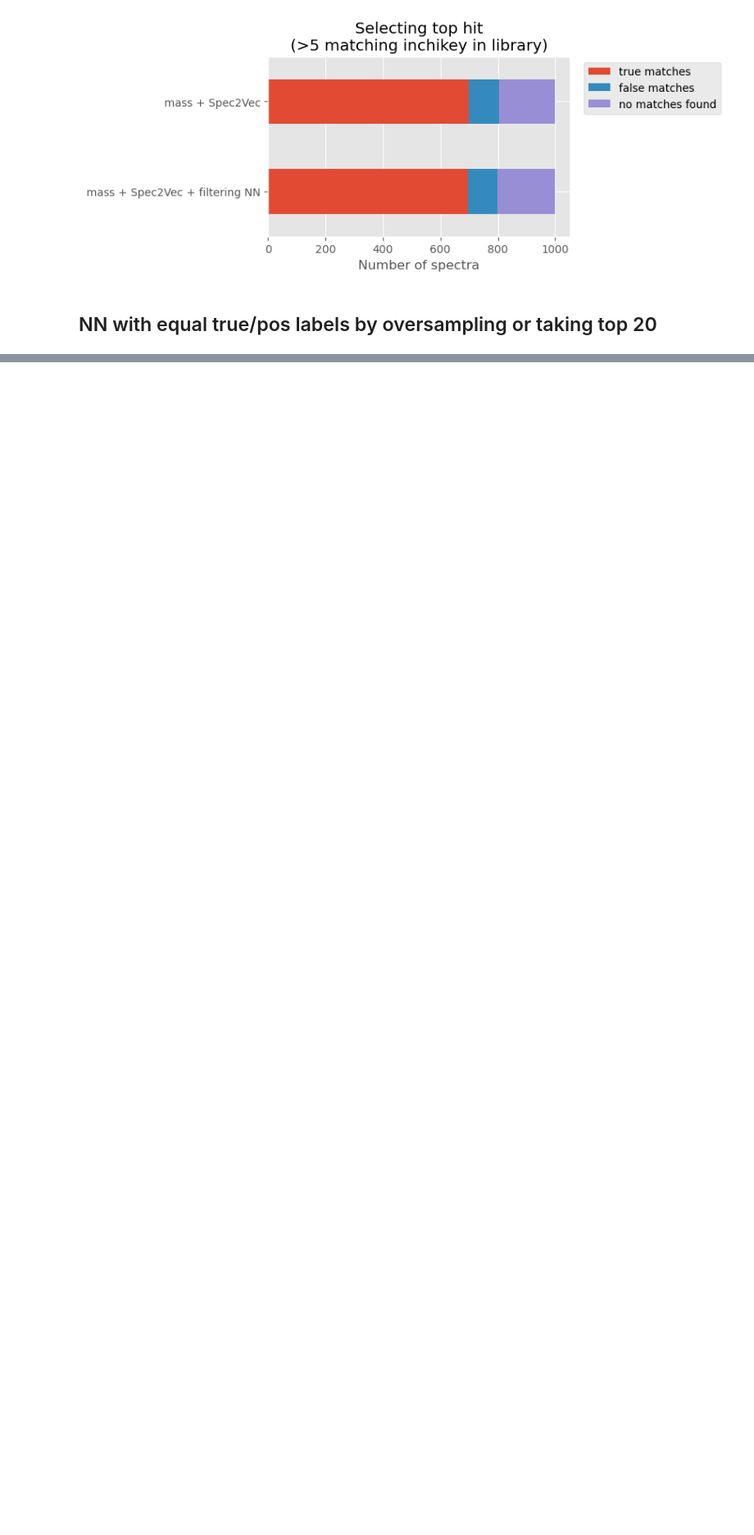
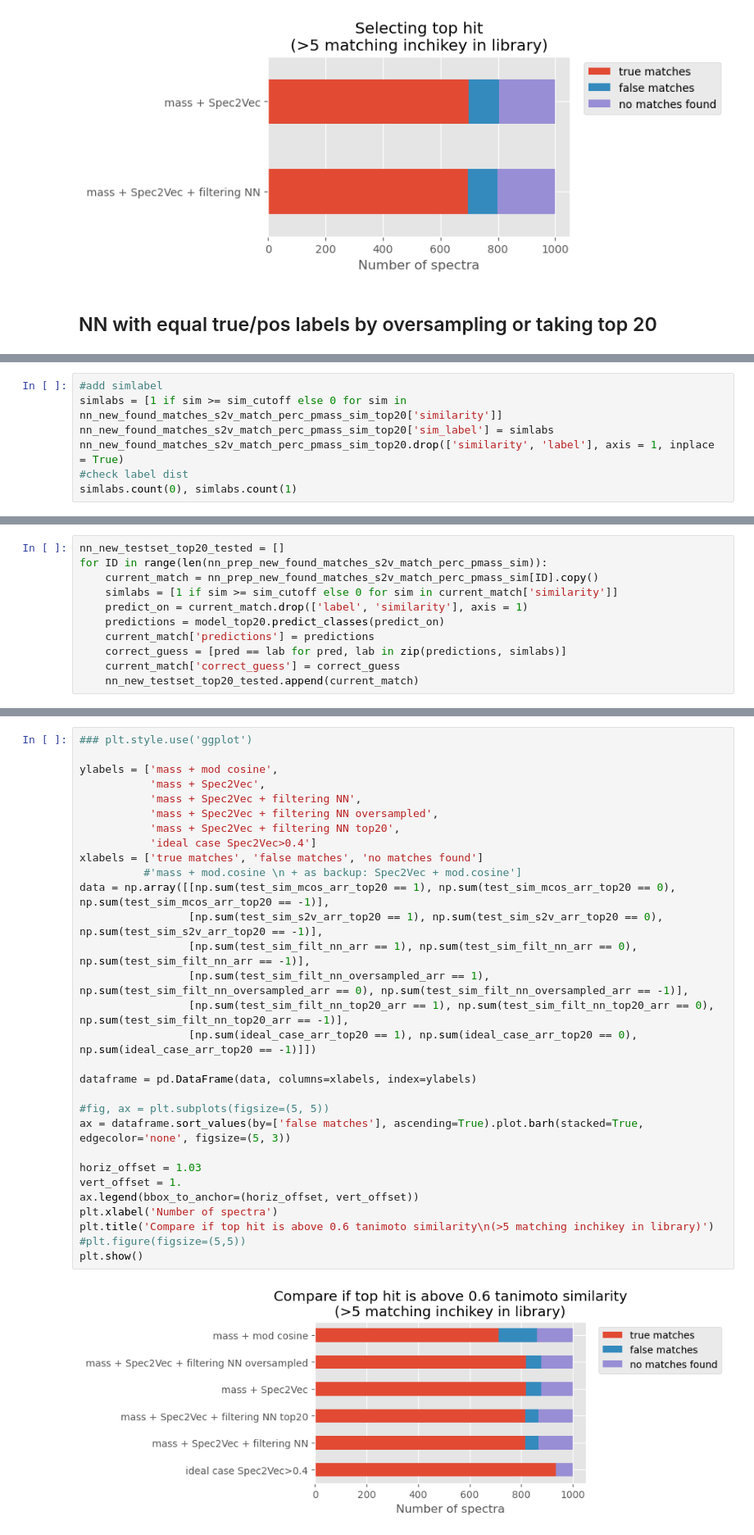
Before and after one commit to louwenjjr/improve_library_matching, a Jupyter notebook: 2-library-matching-improvement.ipynb, the cells around one changed output, grey strips where cells are left out. Shown at 82% size. Saved outputs shown, nothing was run; the diff lists cells and outputs as text; blank space fills up the shorter version.

```diff
--- a/2-library-matching-improvement.ipynb
+++ b/2-library-matching-improvement.ipynb
@@ -1009,0 +1205,7 @@ plt.show()
+# %%
+#add simlabel
+simlabs = [1 if sim >= sim_cutoff else 0 for sim in nn_new_found_matches_s2v_match_perc_pmass_sim_top20['similarity']]
+nn_new_found_matches_s2v_match_perc_pmass_sim_top20['sim_label'] = simlabs
+nn_new_found_matches_s2v_match_perc_pmass_sim_top20.drop(['similarity', 'label'], axis = 1, inplace = True)
+#check label dist
+simlabs.count(0), simlabs.count(1)
@@ -1009,0 +1263,11 @@ plt.show()
+# %%
+nn_new_testset_top20_tested = []
+for ID in range(len(nn_prep_new_found_matches_s2v_match_perc_pmass_sim)):
+    current_match = nn_prep_new_found_matches_s2v_match_perc_pmass_sim[ID].copy()
+    simlabs = [1 if sim >= sim_cutoff else 0 for sim in current_match['similarity']]
+    predict_on = current_match.drop(['label', 'similarity'], axis = 1)
+    predictions = model_top20.predict_classes(predict_on)
+    current_match['predictions'] = predictions
+    correct_guess = [pred == lab for pred, lab in zip(predictions, simlabs)]
+    current_match['correct_guess'] = correct_guess
+    nn_new_testset_top20_tested.append(current_match)
@@ -1009,0 +1310,32 @@ plt.show()
+# %%
+### plt.style.use('ggplot')
+
+ylabels = ['mass + mod cosine',
+           'mass + Spec2Vec',
+           'mass + Spec2Vec + filtering NN',
+           'mass + Spec2Vec + filtering NN oversampled',
+           'mass + Spec2Vec + filtering NN top20',
+           'ideal case Spec2Vec>0.4']
+xlabels = ['true matches', 'false matches', 'no matches found']
+          #'mass + mod.cosine \n + as backup: Spec2Vec + mod.cosine']
+data = np.array([[np.sum(test_sim_mcos_arr_top20 == 1), np.sum(test_sim_mcos_arr_top20 == 0), np.sum(test_sim_mcos_arr_top20 == -1)],
+                 [np.sum(test_sim_s2v_arr_top20 == 1), np.sum(test_sim_s2v_arr_top20 == 0), np.sum(test_sim_s2v_arr_top20 == -1)],
+                 [np.sum(test_sim_filt_nn_arr == 1), np.sum(test_sim_filt_nn_arr == 0), np.sum(test_sim_filt_nn_arr == -1)],
+                 [np.sum(test_sim_filt_nn_oversampled_arr == 1), np.sum(test_sim_filt_nn_oversampled_arr == 0), np.sum(test_sim_filt_nn_oversampled_arr == -1)],
+                 [np.sum(test_sim_filt_nn_top20_arr == 1), np.sum(test_sim_filt_nn_top20_arr == 0), np.sum(test_sim_filt_nn_top20_arr == -1)],
+                 [np.sum(ideal_case_arr_top20 == 1), np.sum(ideal_case_arr_top20 == 0), np.sum(ideal_case_arr_top20 == -1)]])
+
+dataframe = pd.DataFrame(data, columns=xlabels, index=ylabels)
+
+#fig, ax = plt.subplots(figsize=(5, 5))
+ax = dataframe.sort_values(by=['false matches'], ascending=True).plot.barh(stacked=True, edgecolor='none', figsize=(5, 3))
+
+horiz_offset = 1.03
+vert_offset = 1.
+ax.legend(bbox_to_anchor=(horiz_offset, vert_offset))
+plt.xlabel('Number of spectra')
+plt.title('Compare if top hit is above 0.6 tanimoto similarity\n(>5 matching inchikey in library)')
+#plt.figure(figsize=(5,5))
+plt.show()
+# %% [output]
+[figure, added]
```
Also changed, not shown: parts of 15 cells of this notebook.
